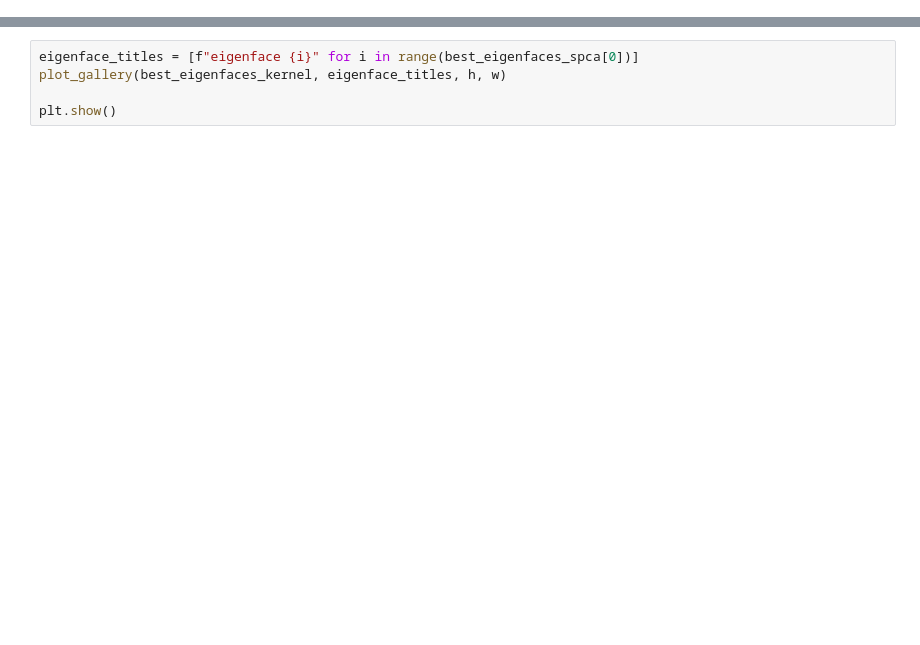
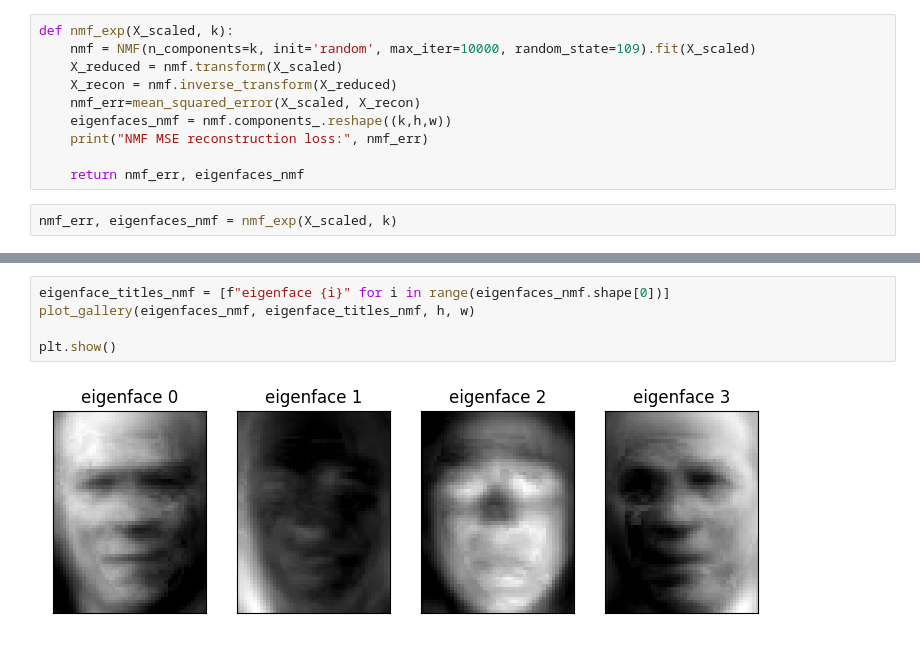
Before and after one commit to abf149/180651final, a Jupyter notebook: faces_comparison.ipynb, the cells around one changed output, grey strips where cells are left out. Drawn from its saved outputs; the diff is of its cells as text; blank space fills up the shorter version.

```diff
--- a/faces_comparison.ipynb
+++ b/faces_comparison.ipynb
@@ -99,0 +164,12 @@ ValueError: ignored
+# %%
+def nmf_exp(X_scaled, k):
+    nmf = NMF(n_components=k, init='random', max_iter=10000, random_state=109).fit(X_scaled)
+    X_reduced = nmf.transform(X_scaled)
+    X_recon = nmf.inverse_transform(X_reduced)
+    nmf_err=mean_squared_error(X_scaled, X_recon)
+    eigenfaces_nmf = nmf.components_.reshape((k,h,w))
+    print("NMF MSE reconstruction loss:", nmf_err)
+
+    return nmf_err, eigenfaces_nmf
+# %%
+nmf_err, eigenfaces_nmf = nmf_exp(X_scaled, k)
@@ -118,5 +196,7 @@ plt.show()
 # %%
-eigenface_titles = [f"eigenface {i}" for i in range(best_eigenfaces_spca[0])]
-plot_gallery(best_eigenfaces_kernel, eigenface_titles, h, w)
+eigenface_titles_nmf = [f"eigenface {i}" for i in range(eigenfaces_nmf.shape[0])]
+plot_gallery(eigenfaces_nmf, eigenface_titles_nmf, h, w)
 
 plt.show()
+# %% [output]
+[figure, added]
```
Also changed, not shown: parts of 12 cells of this notebook.
